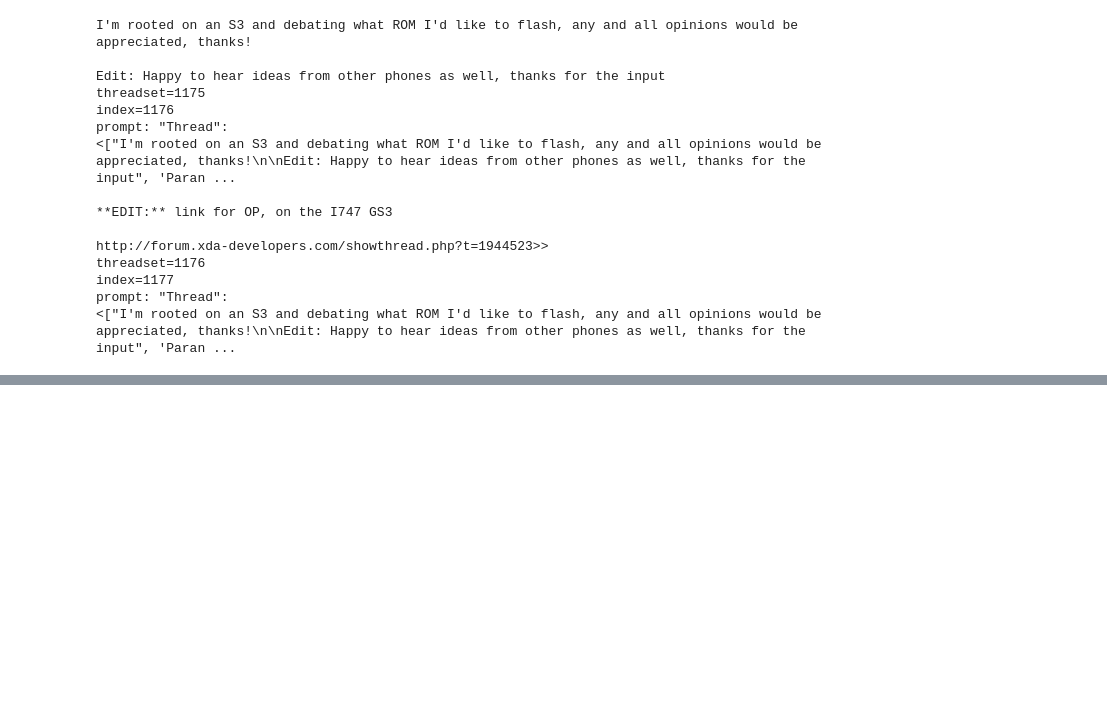
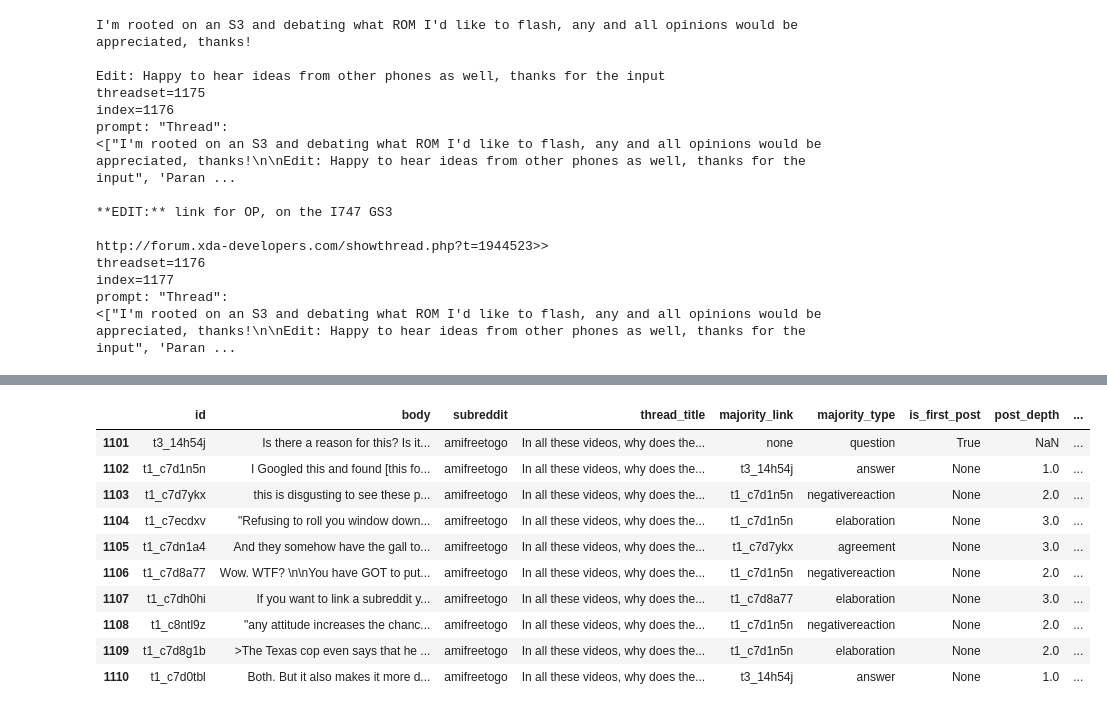
Before and after one commit to cl-trier/TWON-Exploration, a Jupyter notebook: 36--Expansion-Difference-Diversity-of-Coarse-Discourse.ipynb, the cells around one changed output, grey strips where cells are left out. Saved outputs shown, nothing was run; the diff lists cells and outputs as text; code cells hidden in the pictures; blank space fills up the shorter version.

```diff
--- a/36--Expansion-Difference-Diversity-of-Coarse-Discourse.ipynb
+++ b/36--Expansion-Difference-Diversity-of-Coarse-Discourse.ipynb
@@ -292,0 +340,3 @@ Index(['id', 'body', 'subreddit', 'thread_title', 'majority_link',
+# %%
+expanded_posts.set_index(expanded_posts['index'], inplace=True)
+pol_posts = pol_posts.join(expanded_posts['post_expansion'])
@@ -333,22 +392,22 @@ requests.post(
 # %%
-#test low temperature claims per comment:
+#test zero temperature claims per comment on the expanded posts with political content:
 chunked_result: typing.List[pd.DataFrame] = []
-for index, row in tqdm.tqdm(selectedpostshead.iterrows()):
+for index, row in tqdm.tqdm(pol_posts.loc[pol_posts.Llama31_political_fill_8b == 'political',:].iterrows()):
     try:
         chunked_result.append(
             pd.DataFrame(
-                data=[
+                data=[[index,
                     requests.post(
                         'https://inf.cl.uni-trier.de/',
                         json={
-                            'model': MODEL,
+                            'model': MODELsmall,
                             'system': SYSTEM_claim,
                             'prompt': f'The following set of social media posts are replies to a news- or infotainment-post. '
                                     + f'Check whether your answer strictly adheres to the specified format. \n"Posts":\n<{row["post_expansion"]}>',
                             'options': options_zero
                             }).json()['response']
-                ],
-                columns=['claims']
+                ]],
+                columns=['index', 'claims']
             )
         )
 
@@ -372,3 +418,0 @@ print(claims)
-# %%
-claims.index = selectedpostshead.index
-selectedpostshead.loc[:, "claims"] = claims
@@ -388,0 +419,17 @@ selectedpostshead
+# %%
+claims.set_index(claims['index'], inplace=True)
+pol_posts = pol_posts.join(claims['claims'])
+# %%
+pol_posts.head(10)
+# %% [output]
+|  | id | body | subreddit | thread_title | majority_link | majority_type | is_first_post | post_depth | ... |
+| 1101 | t3_14h54j | Is there a reason for this? Is it... | amifreetogo | In all these videos, why does the... | none | question | True | NaN | ... |
+| 1102 | t1_c7d1n5n | I Googled this and found [this fo... | amifreetogo | In all these videos, why does the... | t3_14h54j | answer | None | 1.0 | ... |
+| 1103 | t1_c7d7ykx | this is disgusting to see these p... | amifreetogo | In all these videos, why does the... | t1_c7d1n5n | negativereaction | None | 2.0 | ... |
+| 1104 | t1_c7ecdxv | "Refusing to roll you window down... | amifreetogo | In all these videos, why does the... | t1_c7d1n5n | elaboration | None | 3.0 | ... |
+| 1105 | t1_c7dn1a4 | And they somehow have the gall to... | amifreetogo | In all these videos, why does the... | t1_c7d7ykx | agreement | None | 3.0 | ... |
+| 1106 | t1_c7d8a77 | Wow. WTF? \n\nYou have GOT to put... | amifreetogo | In all these videos, why does the... | t1_c7d1n5n | negativereaction | None | 2.0 | ... |
+| 1107 | t1_c7dh0hi | If you want to link a subreddit y... | amifreetogo | In all these videos, why does the... | t1_c7d8a77 | elaboration | None | 3.0 | ... |
+| 1108 | t1_c8ntl9z | "any attitude increases the chanc... | amifreetogo | In all these videos, why does the... | t1_c7d1n5n | negativereaction | None | 2.0 | ... |
+| 1109 | t1_c7d8g1b | >The Texas cop even says that he ... | amifreetogo | In all these videos, why does the... | t1_c7d1n5n | elaboration | None | 2.0 | ... |
+| 1110 | t1_c7d0tbl | Both. But it also makes it more d... | amifreetogo | In all these videos, why does the... | t3_14h54j | answer | None | 1.0 | ... |
```
Also changed, not shown: parts of 108 cells of this notebook, 6 other files.
